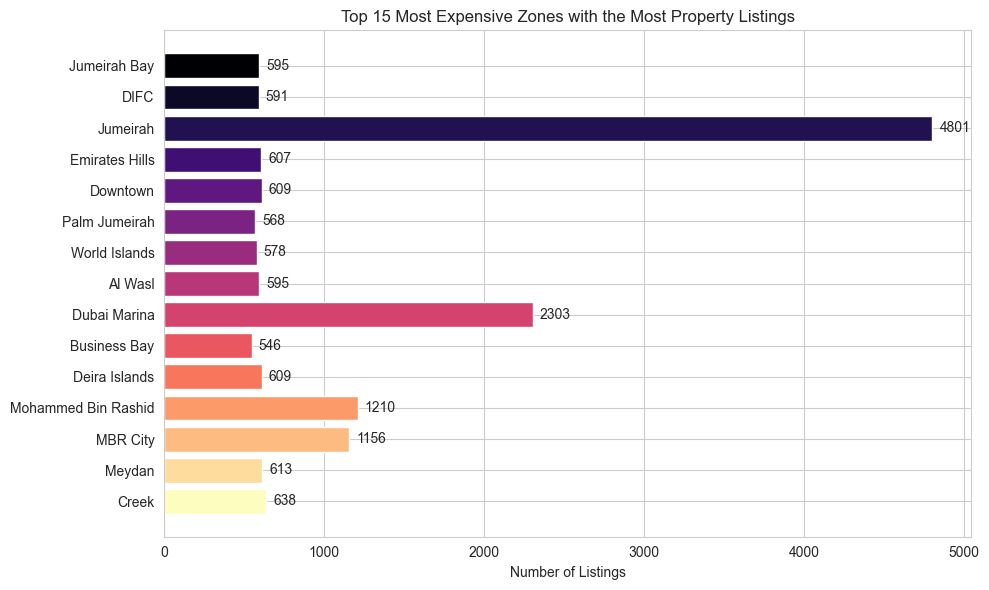
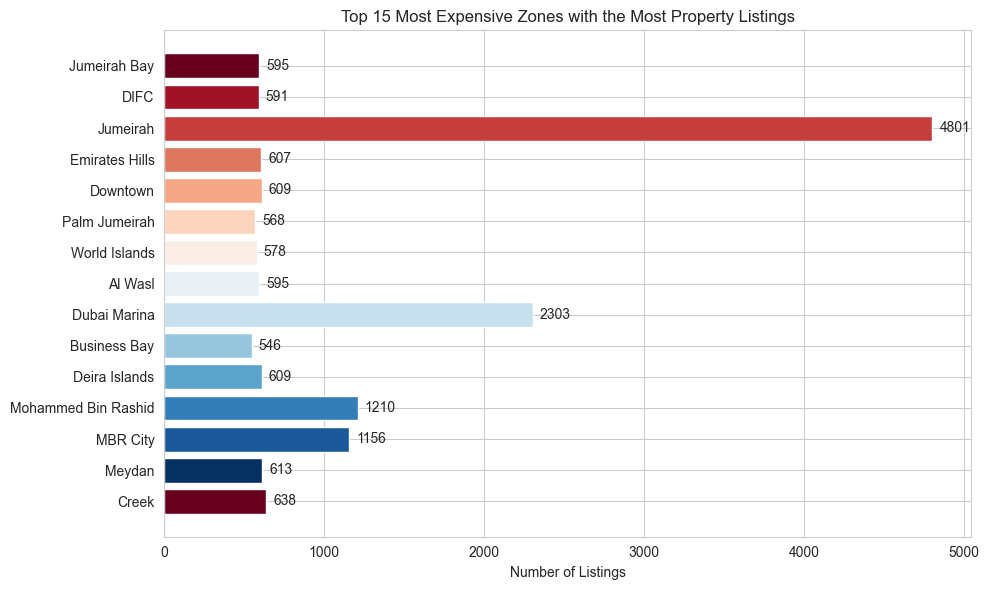
The change to this notebook cell's code, shown as a diff; its figure went from the first image to the second:
--- before
+++ after
@@ -6,6 +6,6 @@
 plt.gca().invert_yaxis()
 plt.tight_layout()
-plt.show()
 
 file_path = os.path.join('plots', 'top15_zones_n_listings.png')
 plt.savefig(file_path, dpi=300, bbox_inches='tight', facecolor='white')
+plt.show()

Commit: Fix bug